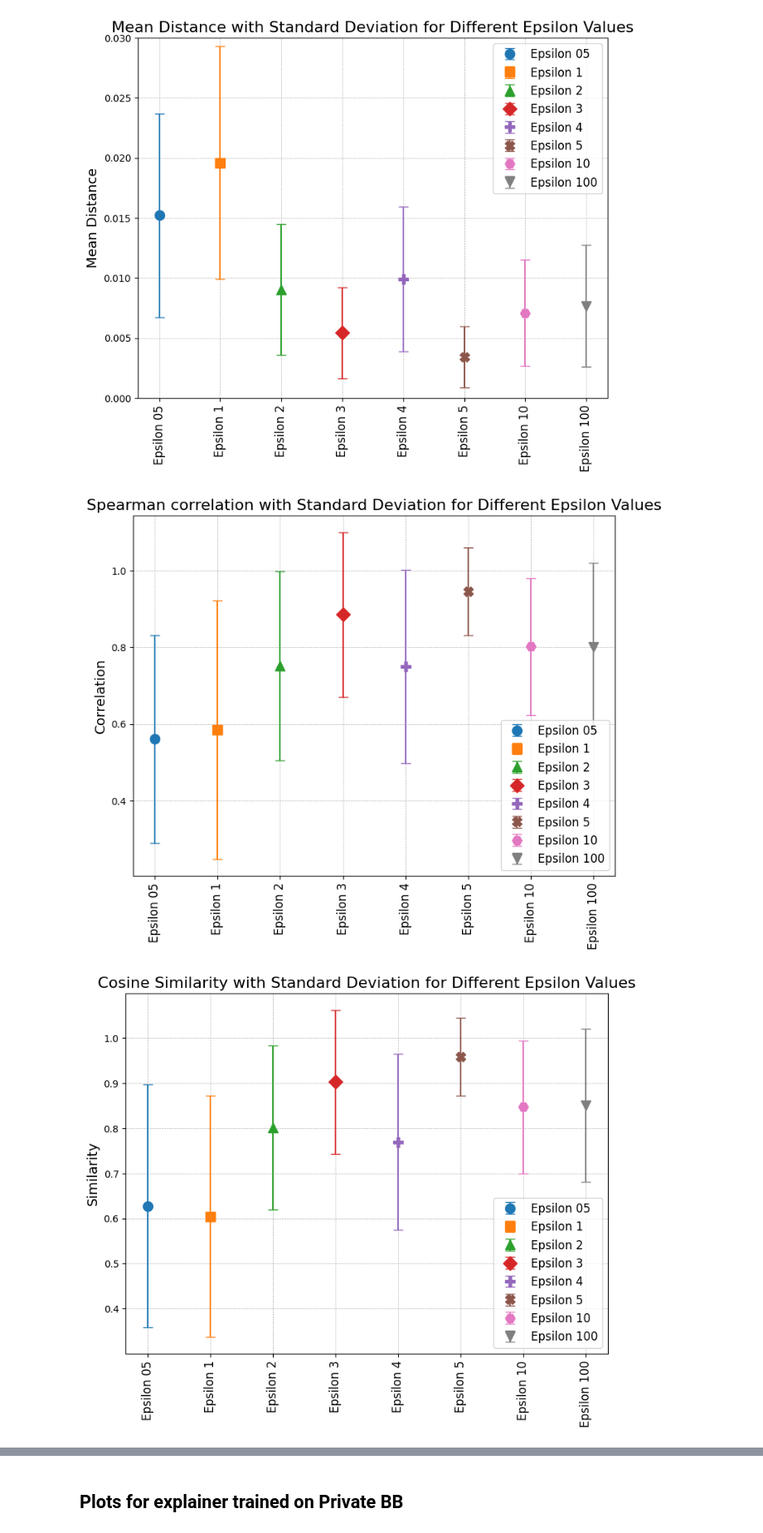
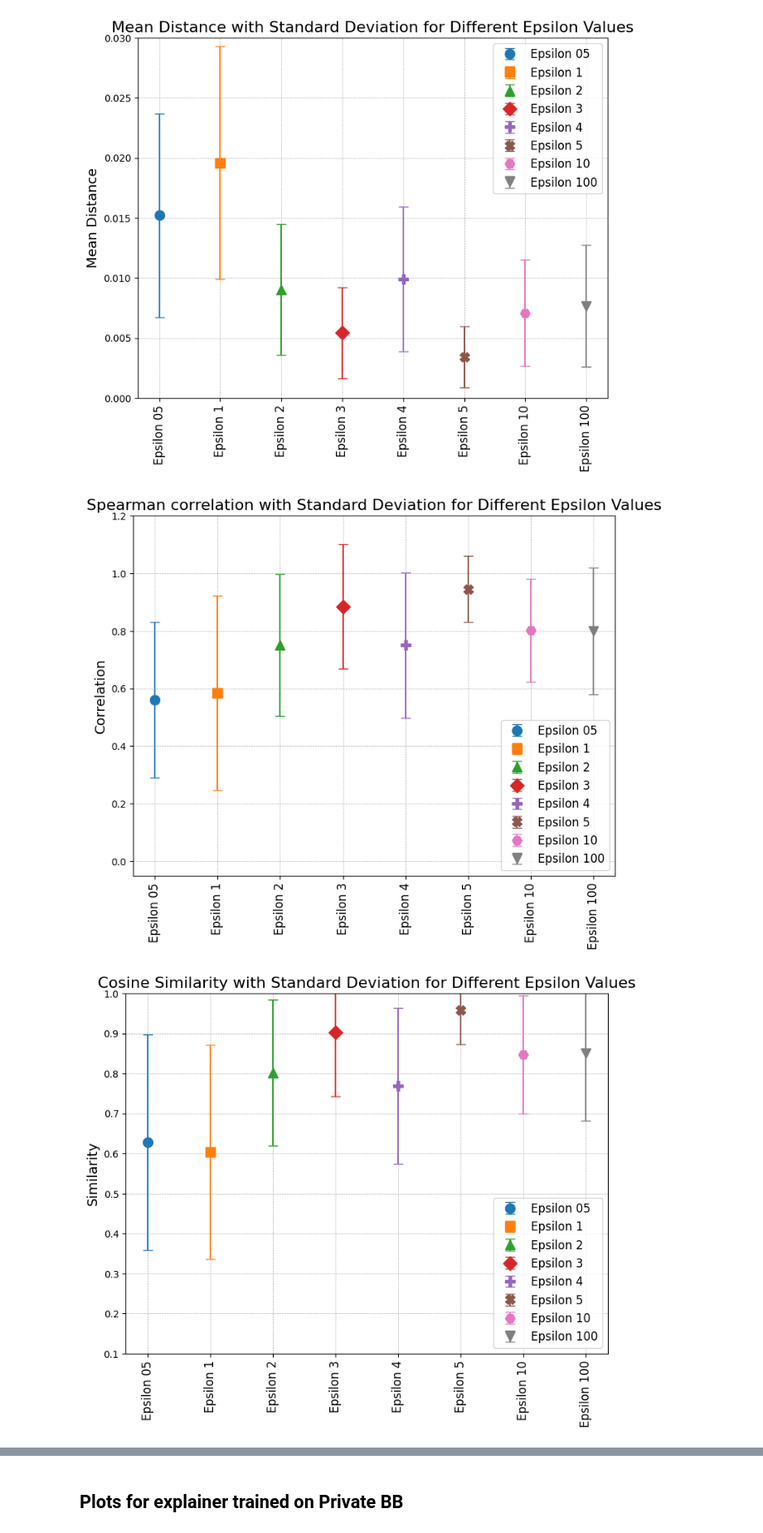
Before and after one commit to lucacorbucci/fastshap_plusplus, a Jupyter notebook: plots/plots_dutch.ipynb, the cells around one changed output, grey strips where cells are left out. Shown at 83% size. Saved outputs shown, nothing was run; the diff lists cells and outputs as text; code cells hidden in the pictures.

```diff
--- a/plots/plots_dutch.ipynb
+++ b/plots/plots_dutch.ipynb
@@ -274,7 +274,7 @@ def plot_error_bar(labels, results_mean, results_std, y_label, title, y_lim=None
     )
     # y lim
     if y_lim:
-        plt.ylim(0, y_lim)
+        plt.ylim(y_lim)
     plt.grid(True, linestyle="--", linewidth=0.5)
     plt.legend(fontsize=12)
     plt.tight_layout()
@@ -646,19 +646,21 @@ plot_error_bar(  # Extracting the means and standard errors
     results_std=spearman_std,
     y_label="Correlation",
     title="Spearman correlation with Standard Deviation for Different Epsilon Values",
+    y_lim=(-0.05, 1.2),
 )
 # %% [output]
-[figure, old version]
+[figure, new version]
 # %%
 plot_error_bar(  # Extracting the means and standard errors
     labels=list(cosine_mean.keys()),
     results_mean=cosine_mean,
     results_std=cosine_std,
     y_label="Similarity",
     title="Cosine Similarity with Standard Deviation for Different Epsilon Values",
+    y_lim=(0.1, 1),
 )
 # %% [output]
-[figure, old version]
+[figure, new version]
 # %%
 plot_error_bar(  # Extracting the means and standard errors
     labels=list(kendaltau_mean.keys()),
```
Also changed, not shown: parts of 6 cells of this notebook, 24 other files.
